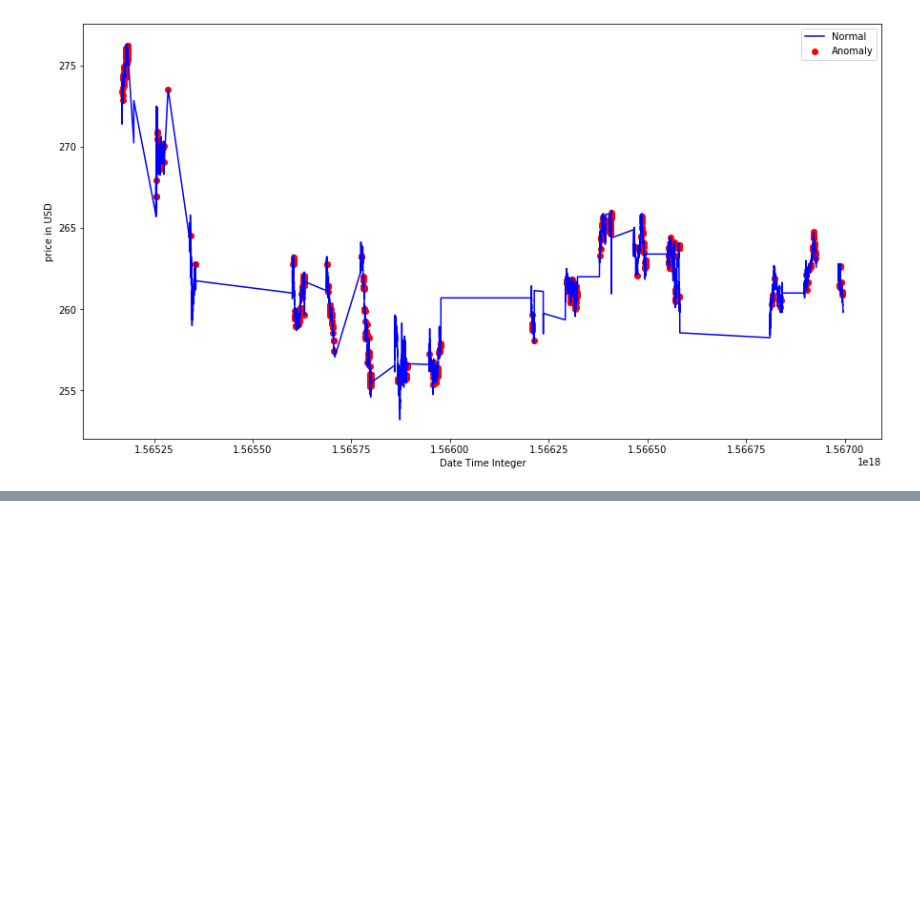
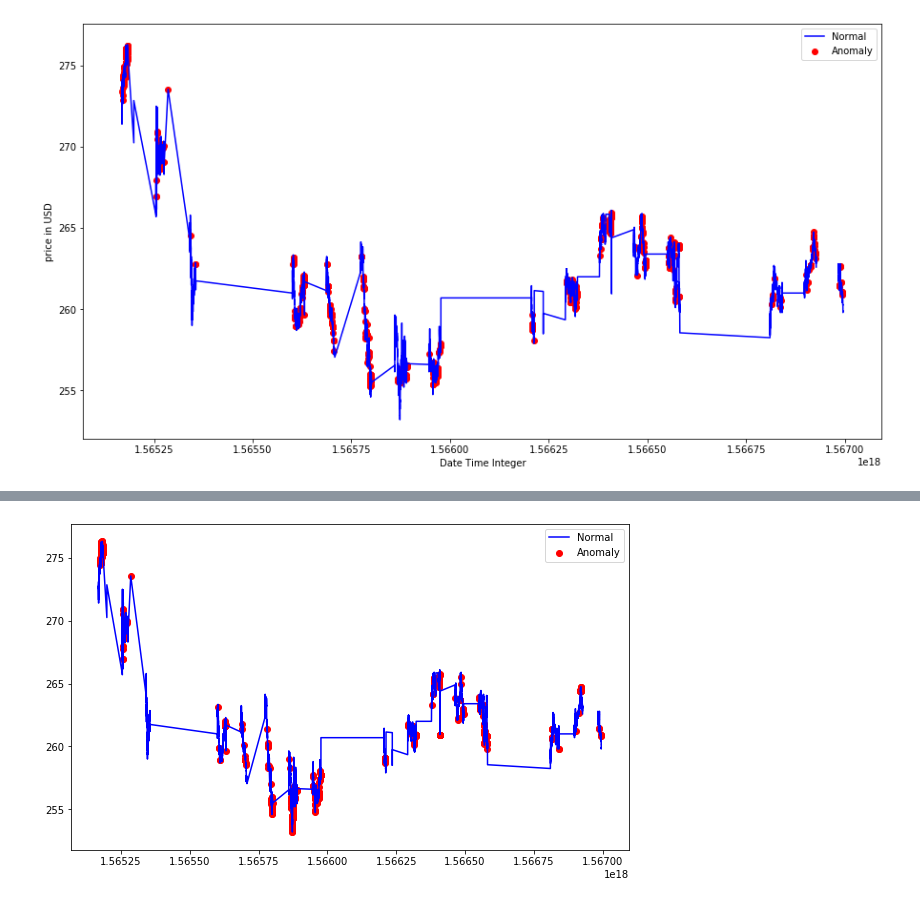
Before and after one commit to geewynn/Machine-Learning-Project, a Jupyter notebook: Pectan/cluster.ipynb, the cells around one changed output, grey strips where cells are left out. Saved outputs shown, nothing was run; the diff lists cells and outputs as text; code cells hidden in the pictures; blank space fills up the shorter version.

```diff
--- a/Pectan/cluster.ipynb
+++ b/Pectan/cluster.ipynb
@@ -280,0 +342,22 @@ plt.show();
+# %%
+svm_data = data.drop(data[['datetime']], axis=1)
+# %%
+svm_scaler = StandardScaler()
+svm_data_scaled = svm_scaler.fit_transform(svm_data)
+svm_data_df = pd.DataFrame(svm_data_scaled)
+
+model = OneClassSVM(nu=outliers_fraction, kernel='rbf', gamma=0.01)
+model.fit(svm_data_df)
+
+new_data['anomaly3'] = pd.Series(model.predict(isolate_forest_df))
+# %%
+fig, ax = plt.subplots(figsize=(10, 6))
+
+a = new_data.loc[new_data['anomaly3'] == -1, ['datetime_int', 'price']]
+
+ax.plot(new_data['datetime_int'], new_data['price'], color='blue', label = 'Normal')
+ax.scatter(a['datetime_int'], a['price'], color='red', label = 'Anomaly')
+plt.legend()
+plt.show()
+# %% [output]
+[figure, added]
```
Also changed, not shown: parts of 11 cells of this notebook.
